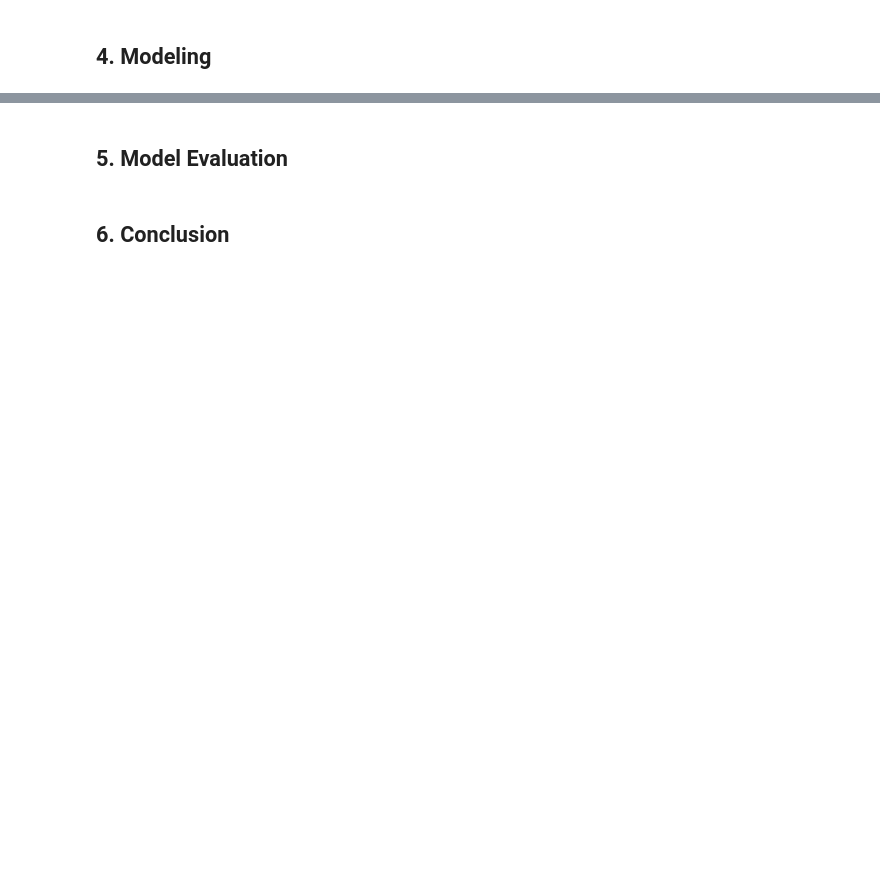
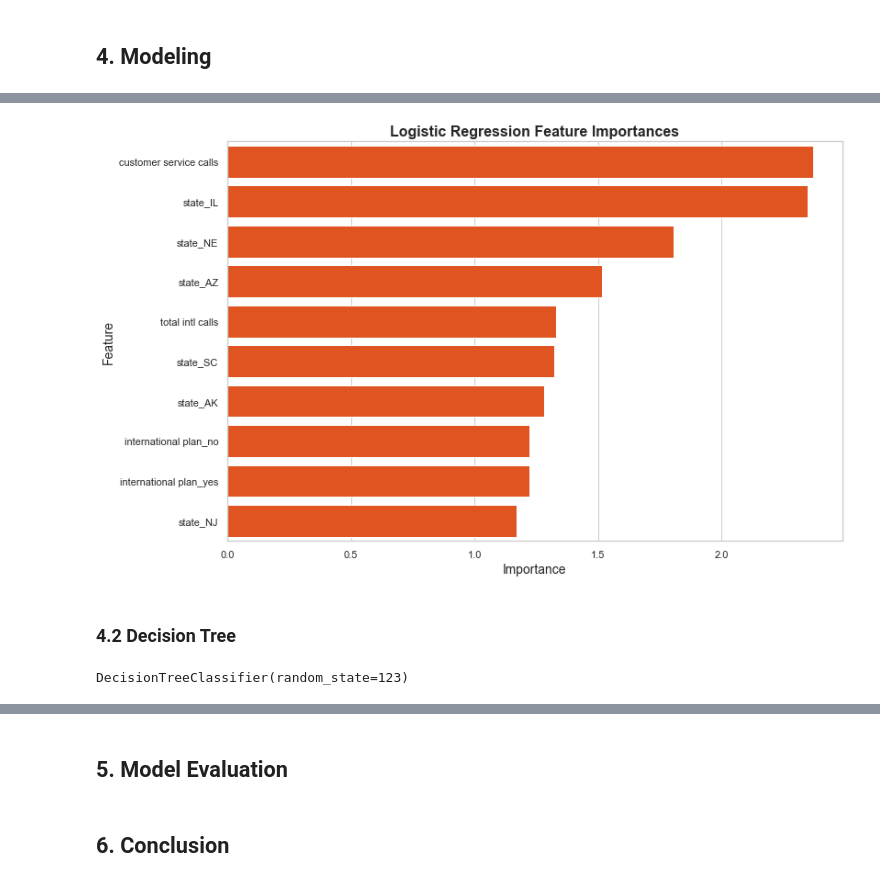
Before and after one commit to NashonOkumu/churn-prediction, a Jupyter notebook: student.ipynb, the cells around one changed output, grey strips where cells are left out. Cells and saved outputs as stored; diff of their text form; code cells hidden in the pictures; blank space fills up the shorter version.

```diff
--- a/student.ipynb
+++ b/student.ipynb
@@ -685,0 +730,43 @@ X_train.head()
+# %%
+def plot_top_feature_importances(model, feature_names, title='Top 10 Feature Importances', color='orangered'):
+    """
+    Plots the top 10 feature importances from a model.
+
+    Parameters:
+    - model: The trained model with either `feature_importances_` or `coef_` attribute.
+    - feature_names: List of feature names.
+    - title: String, title of the plot.
+    - color: String, color of the bars.
+    """
+    # Check if the model has the required attributes
+    if hasattr(model, 'feature_importances_'):
+        importances = model.feature_importances_
+    elif hasattr(model, 'coef_'):
+        importances = np.abs(model.coef_[0]) if model.coef_.ndim == 1 else np.mean(np.abs(model.coef_), axis=0)
+    else:
+        raise ValueError("The model does not have `feature_importances_` or `coef_` attributes.")
+
+    # Create a DataFrame for feature importances
+    importance_df = pd.DataFrame({'Feature': feature_names, 'Importance': importances})
+
+    # Sort by importance and select the top 10 features
+    importance_df = importance_df.sort_values(by='Importance', ascending=False).head(10)
+
+    # Plot the top 10 feature importances
+    plt.figure(figsize=(12, 8))
+    sns.barplot(x='Importance', y='Feature', data=importance_df, color=color)
+    plt.title(title, fontsize=16, fontweight='bold')
+    plt.xlabel('Importance', fontsize=14)
+    plt.ylabel('Feature', fontsize=14)
+    plt.show()
+# %%
+plot_top_feature_importances(logreg, feature_names=X_train.columns, title='Logistic Regression Feature Importances')
+# %% [output]
+[figure, added]
+# %% [markdown]
+### 4.2 Decision Tree
+# %%
+dt_clf = DecisionTreeClassifier(random_state=123)
+dt_clf.fit(resampled_X_train,resampled_y_train)
+# %% [output]
+DecisionTreeClassifier(random_state=123)
```
Also changed, not shown: parts of 45 cells of this notebook.
